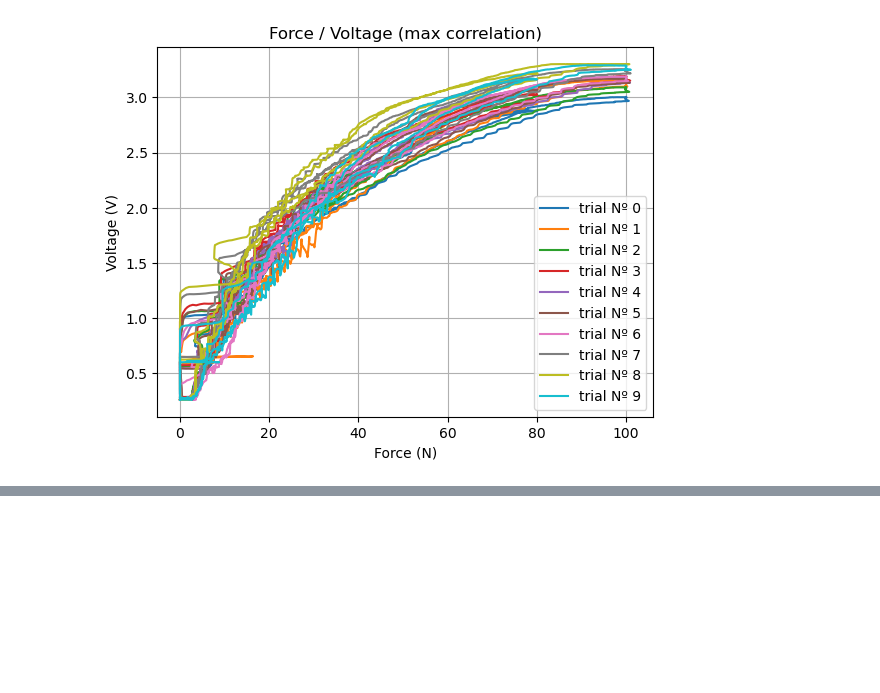
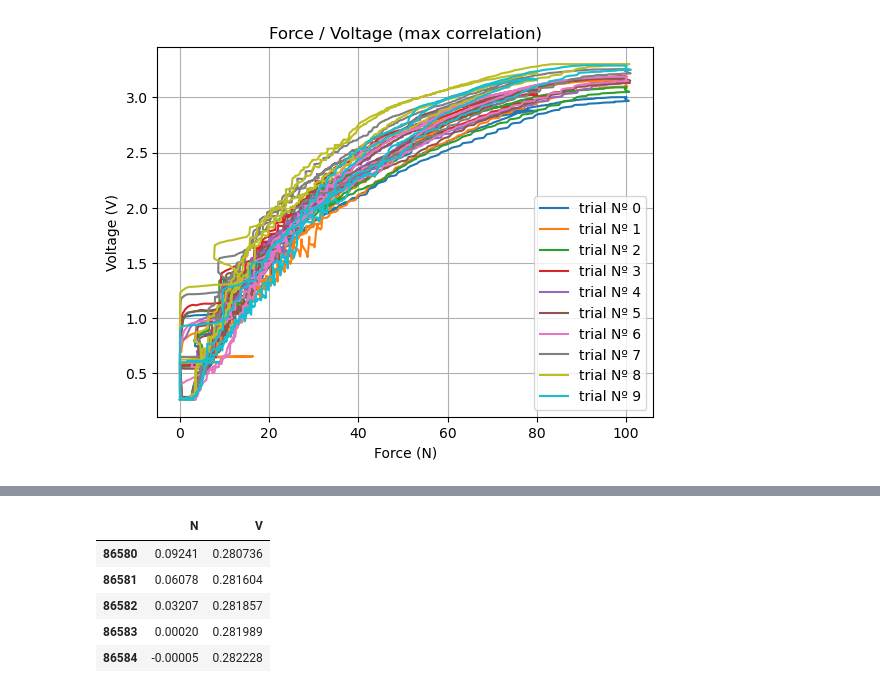
Before and after one commit to DanielProanoGuevara/Exo-sensing, a Jupyter notebook: Processing/SignalProcessing.ipynb, the cells around one changed output, grey strips where cells are left out. Drawn from its saved outputs; the diff is of its cells as text; code cells hidden in the pictures; blank space fills up the shorter version.

```diff
--- a/Processing/SignalProcessing.ipynb
+++ b/Processing/SignalProcessing.ipynb
@@ -275,0 +288,9 @@ plt.show()
+# %%
+trials.tail()
+# %% [output]
+|  | N | V |
+| 86580 | 0.09241 | 0.280736 |
+| 86581 | 0.06078 | 0.281604 |
+| 86582 | 0.03207 | 0.281857 |
+| 86583 | 0.00020 | 0.281989 |
+| 86584 | -0.00005 | 0.282228 |
```
Also changed, not shown: parts of 13 cells of this notebook.
